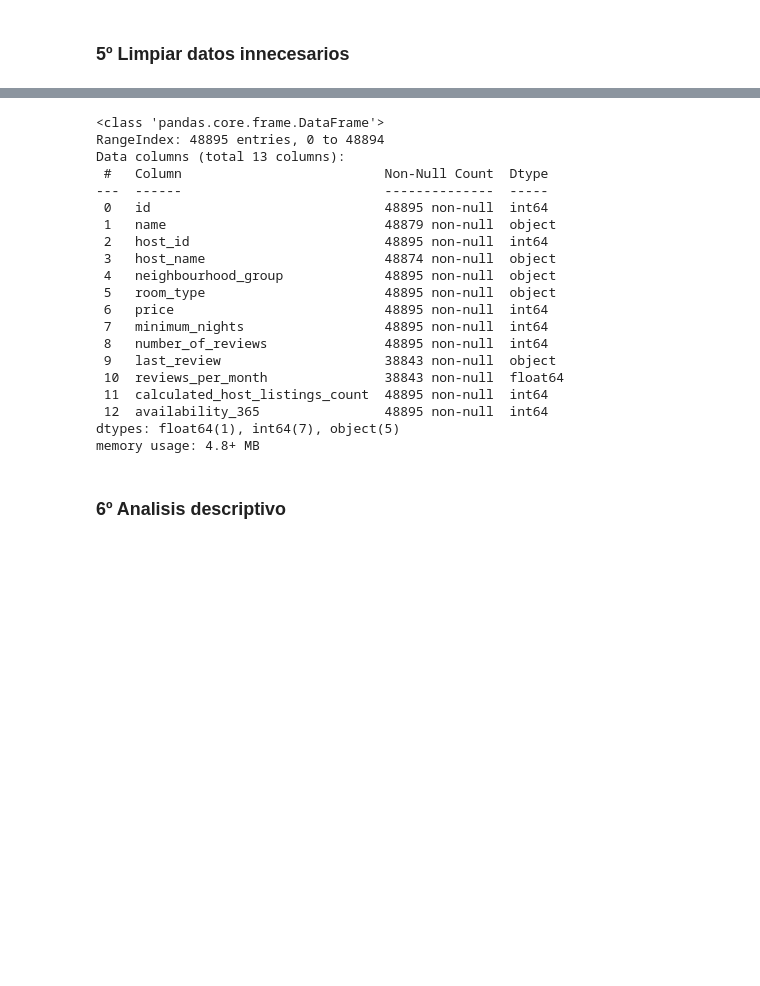
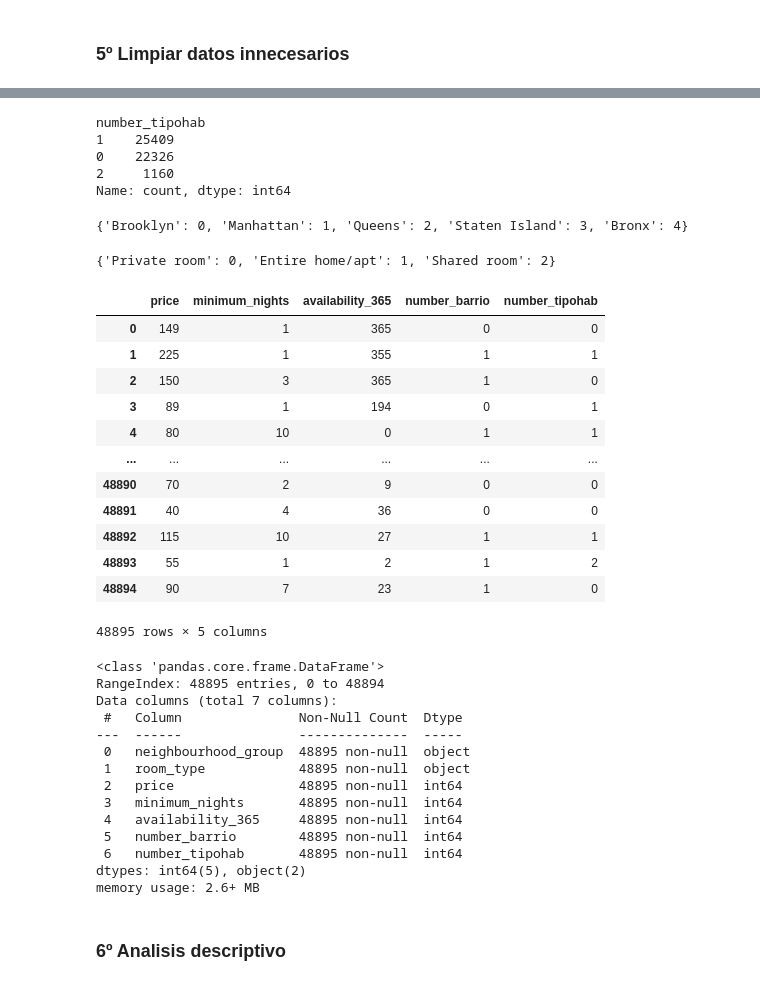
Before and after one commit to 4GeeksAcademy/sarayruiz---Machine-Learning, a Jupyter notebook: src/00-eda-airbnb-ny.ipynb, the cells around one changed output, grey strips where cells are left out. Drawn from its saved outputs; the diff is of its cells as text; code cells hidden in the pictures; blank space fills up the shorter version.

```diff
--- a/src/00-eda-airbnb-ny.ipynb
+++ b/src/00-eda-airbnb-ny.ipynb
@@ -137,0 +171,16 @@ df_airbnb
+# %%
+# Paso los tipos de habitaciones a  datos numericos para que puedan ser luego analizados.
+df_airbnb['number_tipohab'] = pd.factorize(df_airbnb['room_type'])[0]
+df_airbnb['number_tipohab'].value_counts()
+# %% [output]
+number_tipohab
+1    25409
+0    22326
+2     1160
+Name: count, dtype: int64
+# %%
+# Creamos un json donde ver que número se le ha dado al barrio.
+airbnb_transformation_rulesbarrio = {row['neighbourhood_group']: row['number_barrio'] for _, row in df_airbnb.iterrows()}
+airbnb_transformation_rulesbarrio
+# %% [output]
+{'Brooklyn': 0, 'Manhattan': 1, 'Queens': 2, 'Staten Island': 3, 'Bronx': 4}
@@ -137,0 +190,6 @@ df_airbnb
+# %%
+# Creamos un json donde ver que número se le ha dado a los tipos de habitación.
+airbnb_transformation_ruleshab = {row['room_type']: row['number_tipohab'] for _, row in df_airbnb.iterrows()}
+airbnb_transformation_ruleshab
+# %% [output]
+{'Private room': 0, 'Entire home/apt': 1, 'Shared room': 2}
@@ -138,26 +199,38 @@ df_airbnb
+# %%
+df = df_airbnb.drop(['id', 'name', 'host_id', 'host_name', 'neighbourhood_group', 'neighbourhood', 'latitude', 'longitude', 'room_type',  'number_of_reviews', 'last_review',
+                    'reviews_per_month', 'calculated_host_listings_count'], axis=1)
+df
+# %% [output]
+|  | price | minimum_nights | availability_365 | number_barrio | number_tipohab |
+| 0 | 149 | 1 | 365 | 0 | 0 |
+| 1 | 225 | 1 | 355 | 1 | 1 |
+| 2 | 150 | 3 | 365 | 1 | 0 |
+| 3 | 89 | 1 | 194 | 0 | 1 |
+| 4 | 80 | 10 | 0 | 1 | 1 |
+| ... | ... | ... | ... | ... | ... |
+| 48890 | 70 | 2 | 9 | 0 | 0 |
+| 48891 | 40 | 4 | 36 | 0 | 0 |
+| 48892 | 115 | 10 | 27 | 1 | 1 |
+| 48893 | 55 | 1 | 2 | 1 | 2 |
+| 48894 | 90 | 7 | 23 | 1 | 0 |
+48895 rows × 5 columns
 # %%
-df_airbnb.info()
+df.info()
 # %% [output]
 <class 'pandas.core.frame.DataFrame'>
 RangeIndex: 48895 entries, 0 to 48894
-Data columns (total 13 columns):
- #   Column                          Non-Null Count  Dtype
----  ------                          --------------  -----
- 0   id                              48895 non-null  int64
- 1   name                            48879 non-null  object
- 2   host_id                         48895 non-null  int64
- 3   host_name                       48874 non-null  object
- 4   neighbourhood_group             48895 non-null  object
- 5   room_type                       48895 non-null  object
- 6   price                           48895 non-null  int64
- 7   minimum_nights                  48895 non-null  int64
- 8   number_of_reviews               48895 non-null  int64
- 9   last_review                     38843 non-null  object
- 10  reviews_per_month               38843 non-null  float64
- 11  calculated_host_listings_count  48895 non-null  int64
- 12  availability_365                48895 non-null  int64
-dtypes: float64(1), int64(7), object(5)
-memory usage: 4.8+ MB
+Data columns (total 7 columns):
+ #   Column               Non-Null Count  Dtype
+---  ------               --------------  -----
+ 0   neighbourhood_group  48895 non-null  object
+ 1   room_type            48895 non-null  object
+ 2   price                48895 non-null  int64
+ 3   minimum_nights       48895 non-null  int64
+ 4   availability_365     48895 non-null  int64
+ 5   number_barrio        48895 non-null  int64
+ 6   number_tipohab       48895 non-null  int64
+dtypes: int64(5), object(2)
+memory usage: 2.6+ MB
 # %% [markdown]
 ### 6º Analisis descriptivo
 # %%
```
Also changed, not shown: parts of 16 cells of this notebook, 2 other files.
